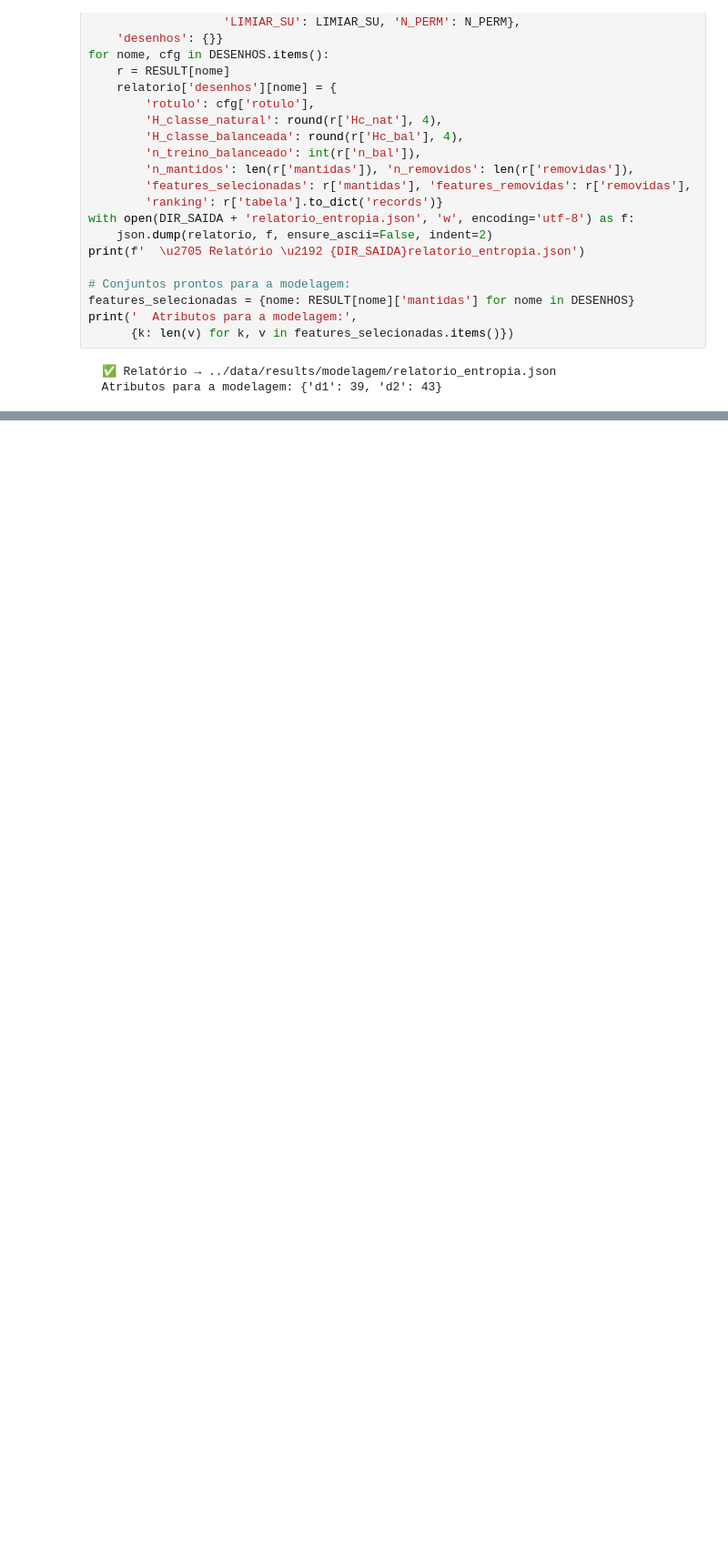
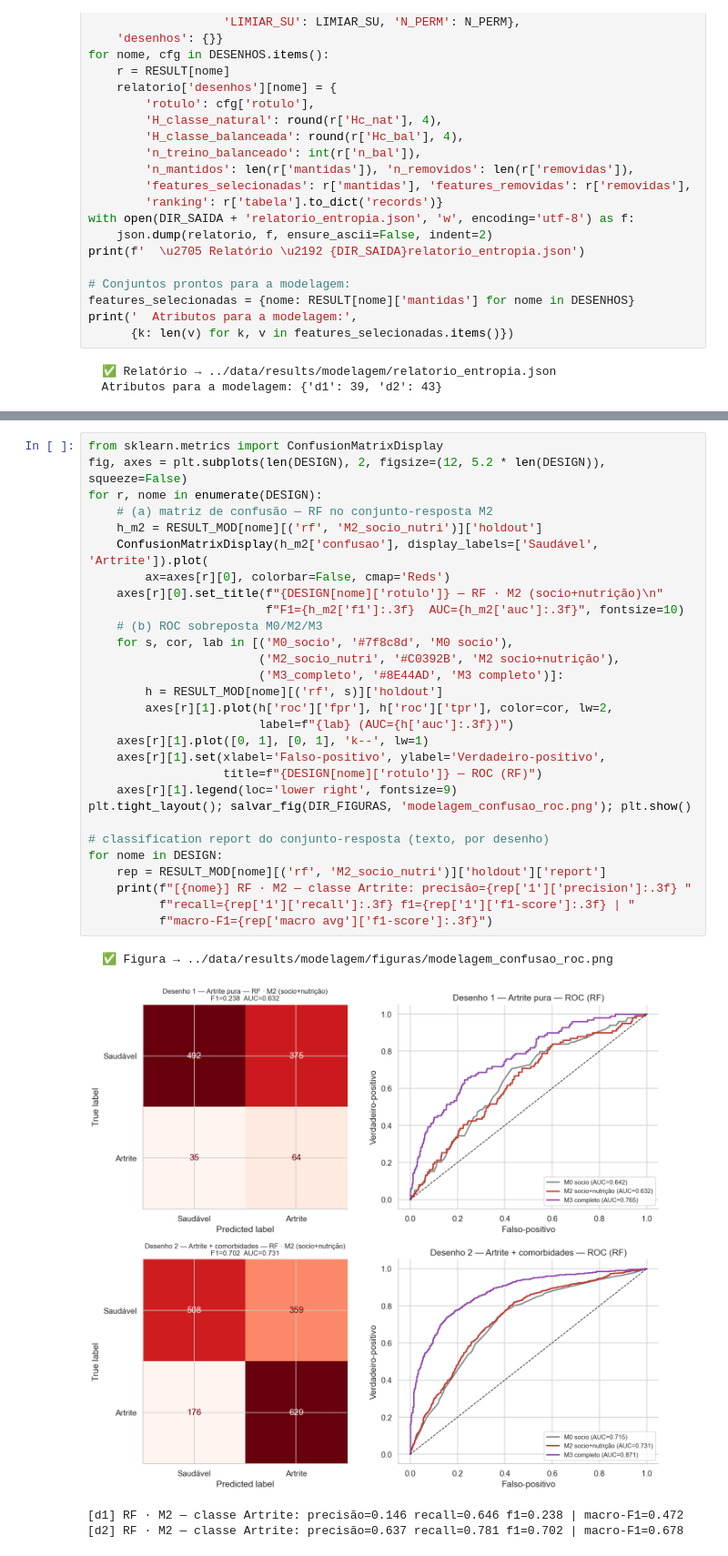
Before and after one commit to pedrinndias/Projeto-PNS-2019, a Jupyter notebook: notebooks/06_modelagem_ml.ipynb, the cells around one changed output, grey strips where cells are left out. Shown at 91% size. Cells and saved outputs as stored; diff of their text form; blank space fills up the shorter version.

```diff
--- a/notebooks/06_modelagem_ml.ipynb
+++ b/notebooks/06_modelagem_ml.ipynb
@@ -354,0 +544,34 @@ esqueleto de `proxima_fase.md` §2:
+# %%
+from sklearn.metrics import ConfusionMatrixDisplay
+fig, axes = plt.subplots(len(DESIGN), 2, figsize=(12, 5.2 * len(DESIGN)), squeeze=False)
+for r, nome in enumerate(DESIGN):
+    # (a) matriz de confusão — RF no conjunto-resposta M2
+    h_m2 = RESULT_MOD[nome][('rf', 'M2_socio_nutri')]['holdout']
+    ConfusionMatrixDisplay(h_m2['confusao'], display_labels=['Saudável', 'Artrite']).plot(
+        ax=axes[r][0], colorbar=False, cmap='Reds')
+    axes[r][0].set_title(f"{DESIGN[nome]['rotulo']} — RF · M2 (socio+nutrição)\n"
+                         f"F1={h_m2['f1']:.3f}  AUC={h_m2['auc']:.3f}", fontsize=10)
+    # (b) ROC sobreposta M0/M2/M3
+    for s, cor, lab in [('M0_socio', '#7f8c8d', 'M0 socio'),
+                        ('M2_socio_nutri', '#C0392B', 'M2 socio+nutrição'),
+                        ('M3_completo', '#8E44AD', 'M3 completo')]:
+        h = RESULT_MOD[nome][('rf', s)]['holdout']
+        axes[r][1].plot(h['roc']['fpr'], h['roc']['tpr'], color=cor, lw=2,
+                        label=f"{lab} (AUC={h['auc']:.3f})")
+    axes[r][1].plot([0, 1], [0, 1], 'k--', lw=1)
+    axes[r][1].set(xlabel='Falso-positivo', ylabel='Verdadeiro-positivo',
+                   title=f"{DESIGN[nome]['rotulo']} — ROC (RF)")
+    axes[r][1].legend(loc='lower right', fontsize=9)
+plt.tight_layout(); salvar_fig(DIR_FIGURAS, 'modelagem_confusao_roc.png'); plt.show()
+
+# classification report do conjunto-resposta (texto, por desenho)
+for nome in DESIGN:
+    rep = RESULT_MOD[nome][('rf', 'M2_socio_nutri')]['holdout']['report']
+    print(f"[{nome}] RF · M2 — classe Artrite: precisão={rep['1']['precision']:.3f} "
+          f"recall={rep['1']['recall']:.3f} f1={rep['1']['f1-score']:.3f} | "
+          f"macro-F1={rep['macro avg']['f1-score']:.3f}")
+# %% [output]
+  ✅ Figura → ../data/results/modelagem/figuras/modelagem_confusao_roc.png
+[figure, added]
+[d1] RF · M2 — classe Artrite: precisão=0.146 recall=0.646 f1=0.238 | macro-F1=0.472
+[d2] RF · M2 — classe Artrite: precisão=0.637 recall=0.781 f1=0.702 | macro-F1=0.678
```
Also changed, not shown: parts of 15 cells of this notebook, 6 other files.
